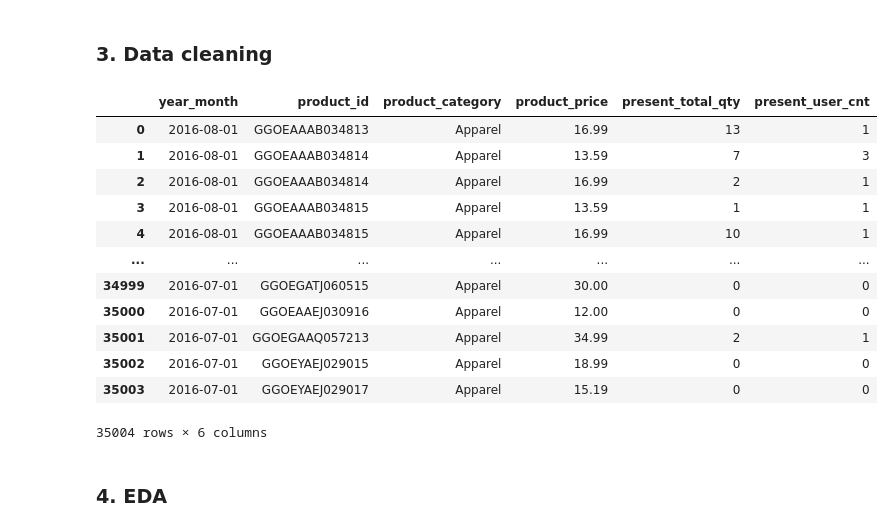
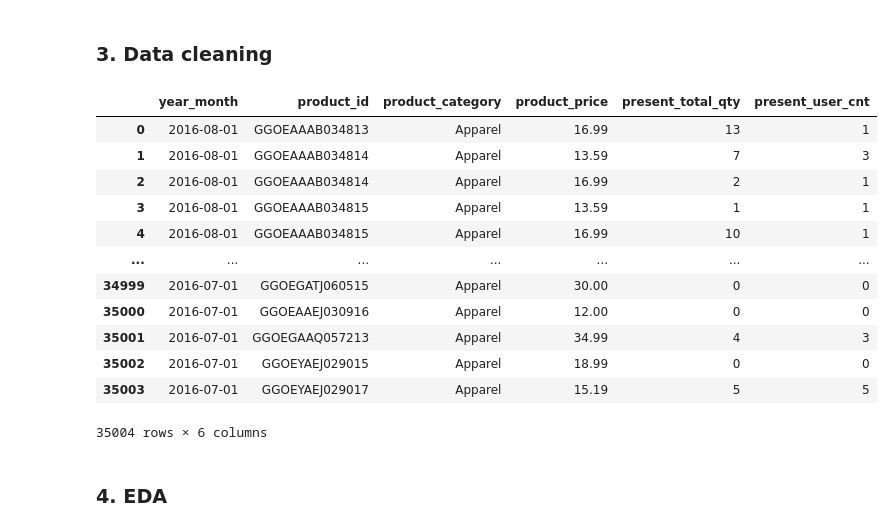
Before and after one commit to woobrandon/DSA3101-Potato-Wedges, a Jupyter notebook: SubgroupB/DemandForecasting.ipynb, the cells around one changed output. Saved outputs shown, nothing was run; the diff lists cells and outputs as text; code cells hidden in the pictures.

```diff
--- a/SubgroupB/DemandForecasting.ipynb
+++ b/SubgroupB/DemandForecasting.ipynb
@@ -292,26 +231,27 @@ synthetic_data
 # %% [markdown]
 ### 3. Data cleaning
 # %%
-# synthetic_data = pd.read_csv('clean_synthetic_data.csv')
+synthetic_data = pd.read_csv('cleaned_synthetic.csv')
 # %%
 daily_sales['year_month'] = daily_sales['ymd'].dt.to_period('M').dt.to_timestamp()
 monthly_sales = daily_sales.groupby(['year_month','product_id', 'product_category', 'product_price'])[['daily_qty', 'daily_user_cnt']].sum().reset_index()
 monthly_sales.rename({'daily_qty': 'present_total_qty', 'daily_user_cnt': 'present_user_cnt'}, axis=1, inplace=True)
 all_monthly_sales = pd.concat([monthly_sales, synthetic_data], ignore_index = True)
+all_monthly_sales['year_month'] = pd.to_datetime(all_monthly_sales['year_month']).dt.to_period('M').dt.to_timestamp()
 all_monthly_sales
 # %% [output]
 |  | year_month | product_id | product_category | product_price | present_total_qty | present_user_cnt |
 | 0 | 2016-08-01 | GGOEAAAB034813 | Apparel | 16.99 | 13 | 1 |
 | 1 | 2016-08-01 | GGOEAAAB034814 | Apparel | 13.59 | 7 | 3 |
 | 2 | 2016-08-01 | GGOEAAAB034814 | Apparel | 16.99 | 2 | 1 |
 | 3 | 2016-08-01 | GGOEAAAB034815 | Apparel | 13.59 | 1 | 1 |
 | 4 | 2016-08-01 | GGOEAAAB034815 | Apparel | 16.99 | 10 | 1 |
 | ... | ... | ... | ... | ... | ... | ... |
 | 34999 | 2016-07-01 | GGOEGATJ060515 | Apparel | 30.00 | 0 | 0 |
 | 35000 | 2016-07-01 | GGOEAAEJ030916 | Apparel | 12.00 | 0 | 0 |
-| 35001 | 2016-07-01 | GGOEGAAQ057213 | Apparel | 34.99 | 2 | 1 |
+| 35001 | 2016-07-01 | GGOEGAAQ057213 | Apparel | 34.99 | 4 | 3 |
 | 35002 | 2016-07-01 | GGOEYAEJ029015 | Apparel | 18.99 | 0 | 0 |
-| 35003 | 2016-07-01 | GGOEYAEJ029017 | Apparel | 15.19 | 0 | 0 |
+| 35003 | 2016-07-01 | GGOEYAEJ029017 | Apparel | 15.19 | 5 | 5 |
 35004 rows × 6 columns
 # %%
 # Make sure that each product-price pair appears in all months
```
Also changed, not shown: parts of 20 cells of this notebook.
